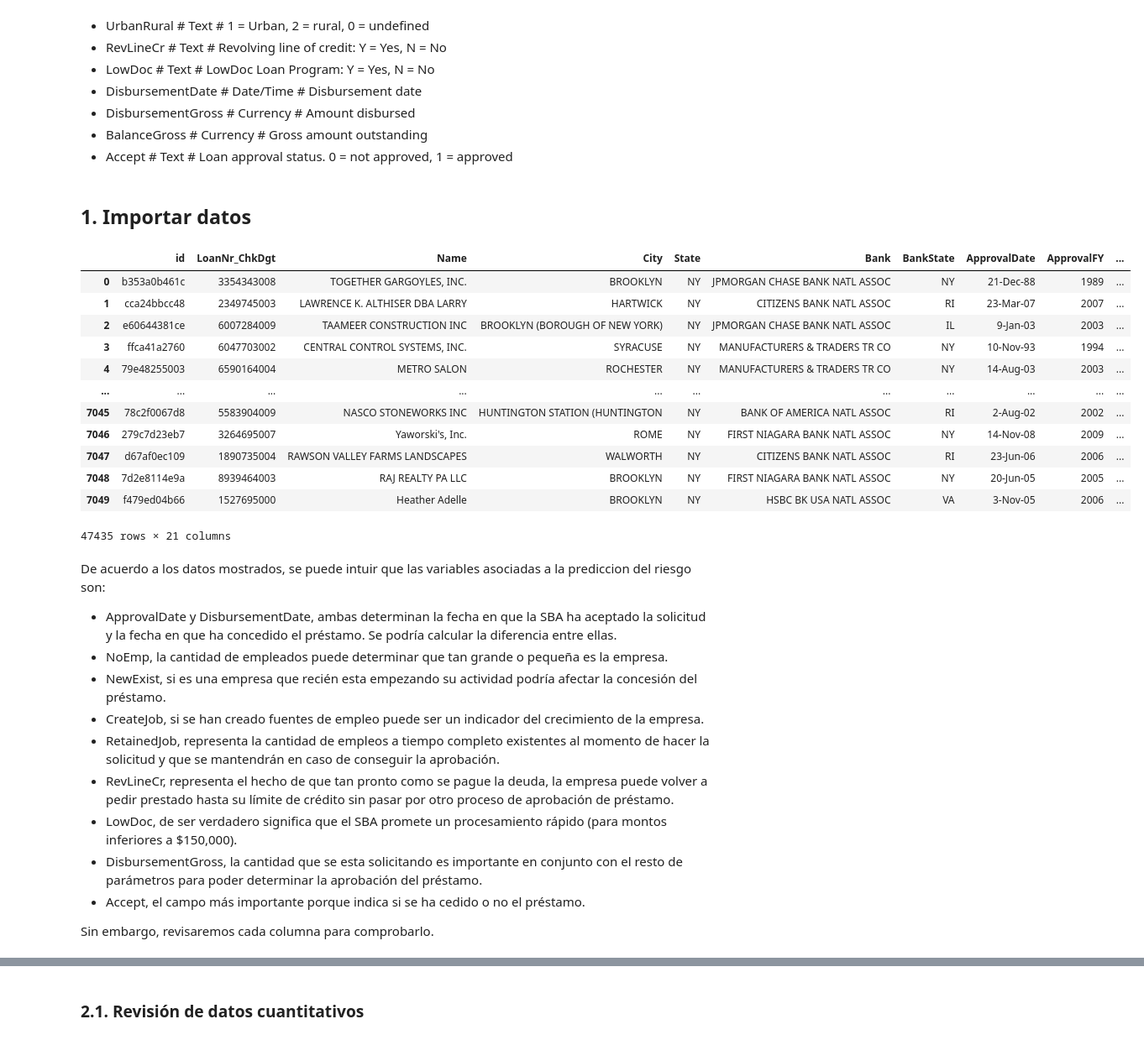
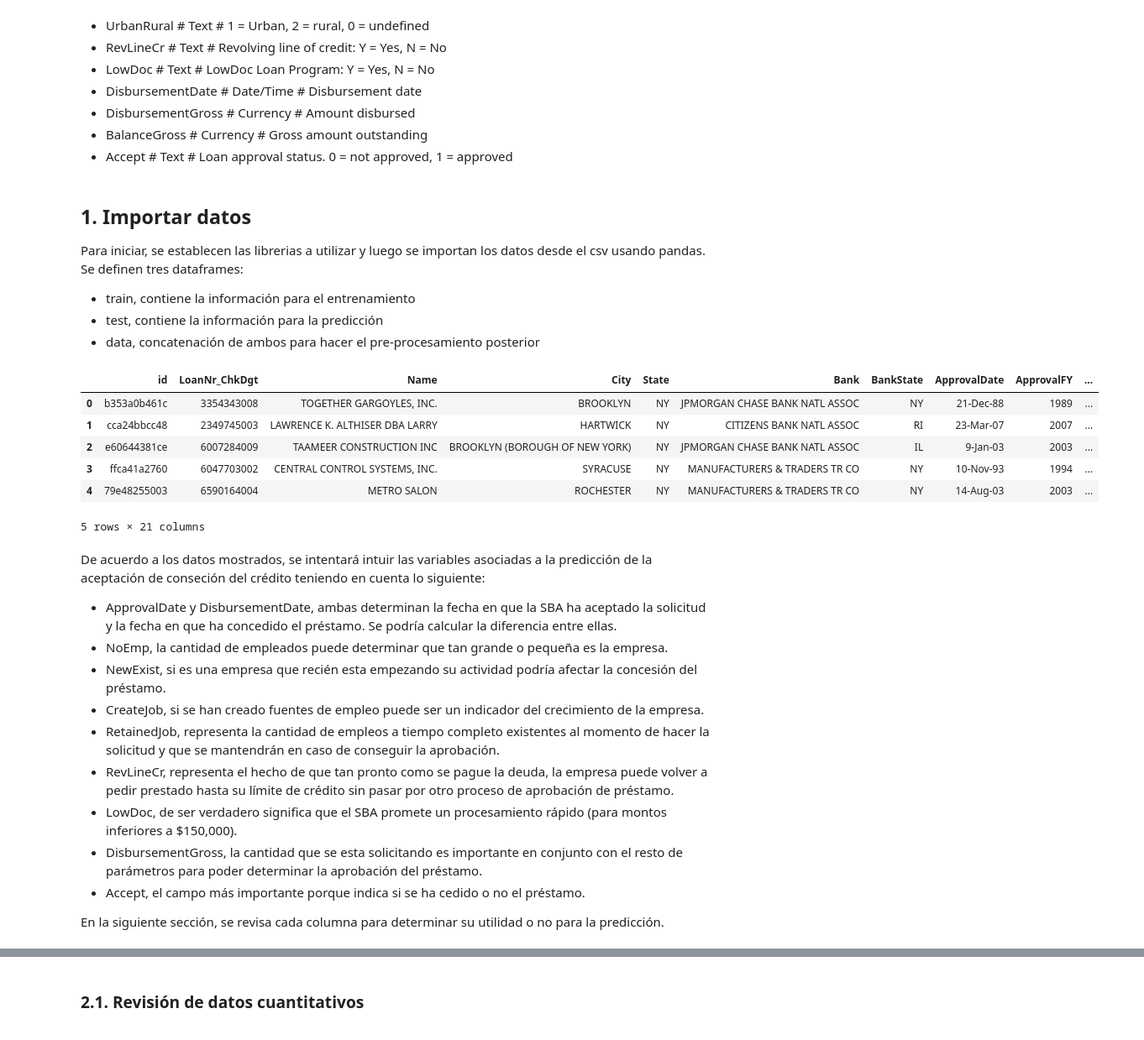
Before and after one commit to steanleo/KaggleChallenge, a Jupyter notebook: notebook/LoanApproval.ipynb, the cells around one changed output, grey strips where cells are left out. Shown: that part at 84% size. Saved outputs shown, nothing was run; the diff lists cells and outputs as text; code cells hidden in the pictures.

```diff
--- a/notebook/LoanApproval.ipynb
+++ b/notebook/LoanApproval.ipynb
@@ -28,8 +28,13 @@ El dataset está formado por los siguientes campos:
 - DisbursementGross # Currency # Amount disbursed
 - BalanceGross # Currency # Gross amount outstanding
 - Accept # Text # Loan approval status. 0 = not approved, 1 = approved
-# %% [markdown]
-## 1. Importar datos
+# %% [markdown]
+## 1. Importar datos
+
+Para iniciar, se establecen las librerias a utilizar y luego se importan los datos desde el csv usando pandas. Se definen tres dataframes:
+- train, contiene la información para el entrenamiento
+- test, contiene la información para la predicción
+- data, concatenación de ambos para hacer el pre-procesamiento posterior
 # %%
 from datetime import datetime
 import numpy as np
@@ -60,26 +65,20 @@ import seaborn as sns
 import matplotlib.pyplot as plt
 sns.set(color_codes=True)
 # %%
-train = pd.read_csv('data_reto_1/train.csv')
-test = pd.read_csv('data_reto_1/test_nolabel.csv')
+train = pd.read_csv('data/train.csv')
+test = pd.read_csv('data/test_nolabel.csv')
 data = pd.concat([train, test])
-data
+train.head()
 # %% [output]
 |  | id | LoanNr_ChkDgt | Name | City | State | Bank | BankState | ApprovalDate | ApprovalFY | ... |
 | 0 | b353a0b461c | 3354343008 | TOGETHER GARGOYLES, INC. | BROOKLYN | NY | JPMORGAN CHASE BANK NATL ASSOC | NY | 21-Dec-88 | 1989 | ... |
 | 1 | cca24bbcc48 | 2349745003 | LAWRENCE K. ALTHISER DBA LARRY | HARTWICK | NY | CITIZENS BANK NATL ASSOC | RI | 23-Mar-07 | 2007 | ... |
 | 2 | e60644381ce | 6007284009 | TAAMEER CONSTRUCTION INC | BROOKLYN (BOROUGH OF NEW YORK) | NY | JPMORGAN CHASE BANK NATL ASSOC | IL | 9-Jan-03 | 2003 | ... |
 | 3 | ffca41a2760 | 6047703002 | CENTRAL CONTROL SYSTEMS, INC. | SYRACUSE | NY | MANUFACTURERS & TRADERS TR CO | NY | 10-Nov-93 | 1994 | ... |
 | 4 | 79e48255003 | 6590164004 | METRO SALON | ROCHESTER | NY | MANUFACTURERS & TRADERS TR CO | NY | 14-Aug-03 | 2003 | ... |
-| ... | ... | ... | ... | ... | ... | ... | ... | ... | ... | ... |
-| 7045 | 78c2f0067d8 | 5583904009 | NASCO STONEWORKS INC | HUNTINGTON STATION (HUNTINGTON | NY | BANK OF AMERICA NATL ASSOC | RI | 2-Aug-02 | 2002 | ... |
-| 7046 | 279c7d23eb7 | 3264695007 | Yaworski's, Inc. | ROME | NY | FIRST NIAGARA BANK NATL ASSOC | NY | 14-Nov-08 | 2009 | ... |
-| 7047 | d67af0ec109 | 1890735004 | RAWSON VALLEY FARMS LANDSCAPES | WALWORTH | NY | CITIZENS BANK NATL ASSOC | RI | 23-Jun-06 | 2006 | ... |
-| 7048 | 7d2e8114e9a | 8939464003 | RAJ REALTY PA LLC | BROOKLYN | NY | FIRST NIAGARA BANK NATL ASSOC | NY | 20-Jun-05 | 2005 | ... |
-| 7049 | f479ed04b66 | 1527695000 | Heather Adelle | BROOKLYN | NY | HSBC BK USA NATL ASSOC | VA | 3-Nov-05 | 2006 | ... |
-47435 rows × 21 columns
+5 rows × 21 columns
 # %% [markdown]
-De acuerdo a los datos mostrados, se puede intuir que las variables asociadas a la prediccion del riesgo son:
+De acuerdo a los datos mostrados, se intentará intuir las variables asociadas a la predicción de la aceptación de conseción del crédito teniendo en cuenta lo siguiente:
 - ApprovalDate y DisbursementDate, ambas determinan la fecha en que la SBA ha aceptado la solicitud y la fecha en que ha concedido el préstamo. Se podría calcular la diferencia entre ellas.
 - NoEmp, la cantidad de empleados puede determinar que tan grande o pequeña es la empresa.
 - NewExist, si es una empresa que recién esta empezando su actividad podría afectar la concesión del préstamo.
@@ -90,7 +89,7 @@ De acuerdo a los datos mostrados, se puede intuir que las variables asociadas a
 - DisbursementGross, la cantidad que se esta solicitando es importante en conjunto con el resto de parámetros para poder determinar la aprobación del préstamo.
 - Accept, el campo más importante porque indica si se ha cedido o no el préstamo.
 
-Sin embargo, revisaremos cada columna para comprobarlo.
+En la siguiente sección, se revisa cada columna para determinar su utilidad o no para la predicción.
 # %% [markdown]
 ##  2. Limpieza de datos
 
```
Also changed, not shown: parts of 100 cells of this notebook, 5 other files.
